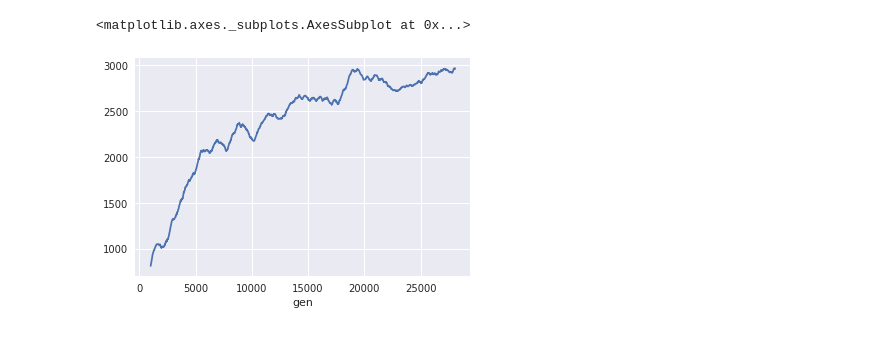
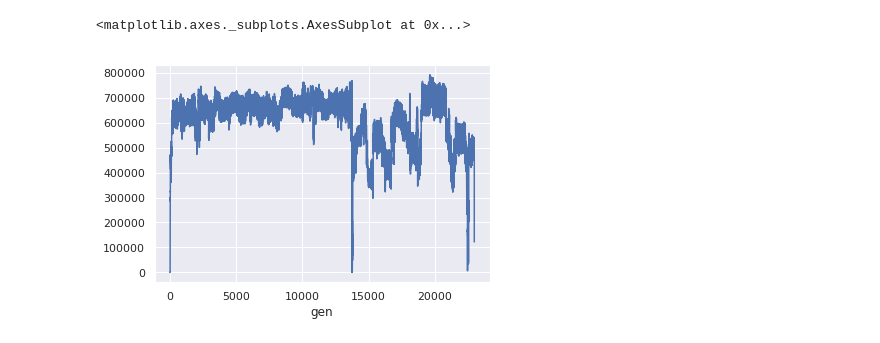
Before and after one commit to PaulEcoffet/roborobo3, a Jupyter notebook: roborobo3/notebooks/fitness_plotter.ipynb, the cells around one changed output. Drawn from its saved outputs; the diff is of its cells as text; code cells hidden in the pictures.

```diff
--- a/roborobo3/notebooks/fitness_plotter.ipynb
+++ b/roborobo3/notebooks/fitness_plotter.ipynb
@@ -41,5 +9,15 @@ df = pd.read_csv("/data/logs/bigmodel_long_run_varc_readable_repeat3/fitnesslog.
+# %%
+cond = '/data/logs/1p1-fake-var05-2018-10-12-1907/canonical_bm_fake_var/run_2/'
+# %%
+fits = []
+for i, rep in enumerate(sorted(glob(cond + '/rep*'))):
+    fit = pd.read_csv(rep + '/fitnesslog.txt', delimiter='\t')
+    fit['megarep'] = i
+    fits.append(fit)
+# %%
+fits = pd.concat(fits)
 # %%
-df.groupby(('gen', 'ind')).mean().reset_index().groupby('gen')['fitness'].median().rolling(1000).median().plot()
+fits.groupby(['gen', 'ind'])['fitness'].sum().groupby('gen').median().plot()
 # %% [output]
 <matplotlib.axes._subplots.AxesSubplot at 0x...>
-[figure, old version]
+[figure, new version]
```
Also changed, not shown: parts of 8 cells of this notebook, 4 other files.
